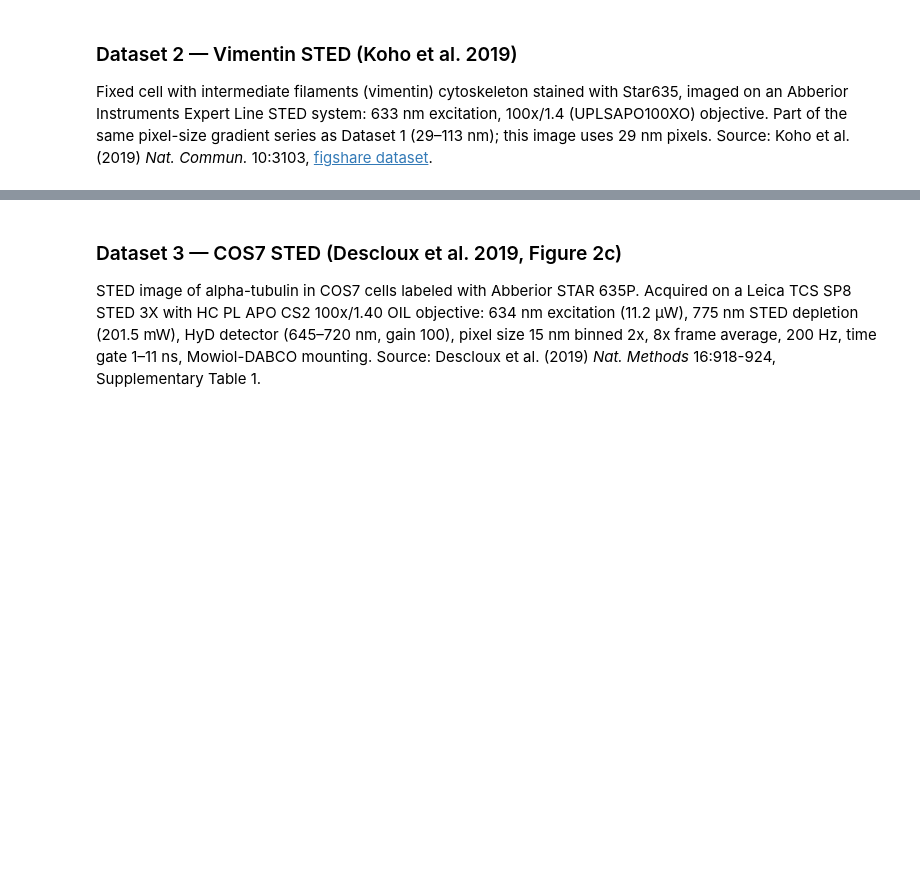
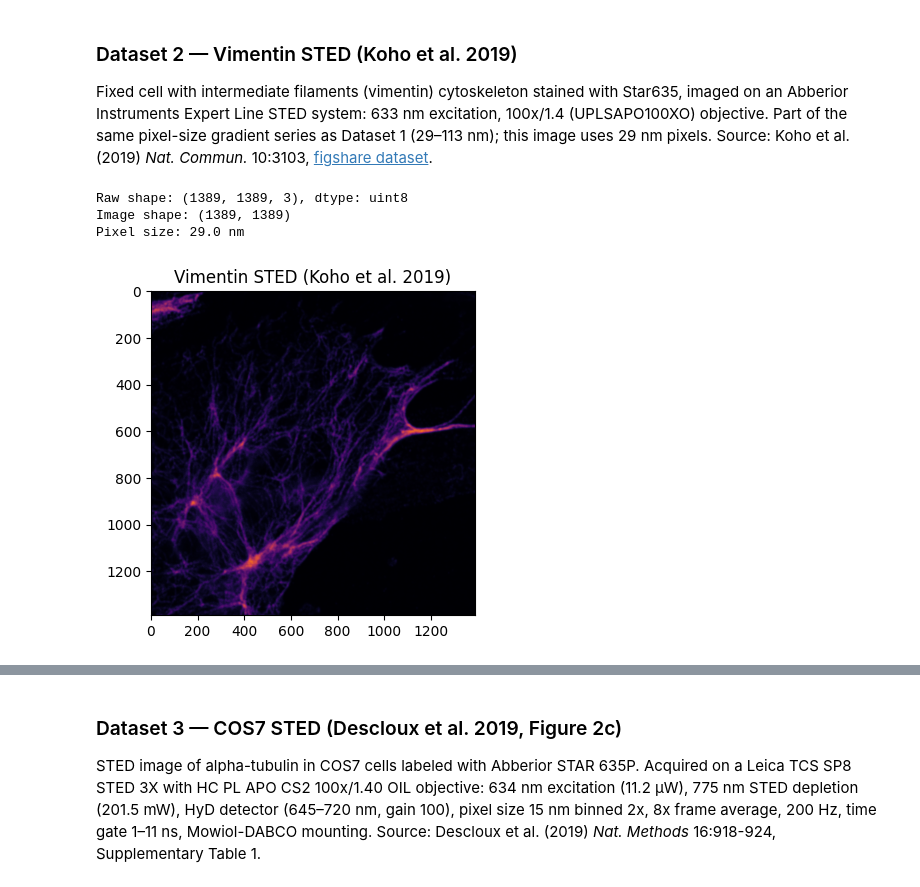
Before and after one commit to alxndrkalinin/cubic, a Jupyter notebook: examples/notebooks/resolution_estimation_2d.ipynb, the cells around one changed output, grey strips where cells are left out. Cells and saved outputs as stored; diff of their text form; code cells hidden in the pictures; blank space fills up the shorter version.

```diff
--- a/examples/notebooks/resolution_estimation_2d.ipynb
+++ b/examples/notebooks/resolution_estimation_2d.ipynb
@@ -135,23 +142,28 @@ Source: Koho et al. (2019) *Nat. Commun.* 10:3103,
 # %%
 vimentin_rgb = io.imread("../data/Vimentin_029nm.tif")
 print(f"Raw shape: {vimentin_rgb.shape}, dtype: {vimentin_rgb.dtype}")
 
 # Convert RGB to grayscale float32
 vimentin = color.rgb2gray(vimentin_rgb).astype(np.float32)
 vimentin_spacing = 0.029  # µm
 
 # Move to GPU if available
 if USE_GPU:
     vimentin = ascupy(vimentin)
 
 print(f"Image shape: {vimentin.shape}")
 print(f"Pixel size: {vimentin_spacing * 1000:.1f} nm")
 
 fig, ax = plt.subplots(figsize=(4, 4))
-ax.imshow(np.asarray(vimentin), cmap="inferno")
+ax.imshow(asnumpy(vimentin), cmap="inferno")
 ax.set_title("Vimentin STED (Koho et al. 2019)")
 plt.tight_layout()
 plt.show()
+# %% [output]
+Raw shape: (1389, 1389, 3), dtype: uint8
+Image shape: (1389, 1389)
+Pixel size: 29.0 nm
+[figure, added]
 # %%
 vimentin_frc_res, vimentin_dcr_res = measure_and_plot(
     vimentin,
```
Also changed, not shown: parts of 6 cells of this notebook, 1 other file.
